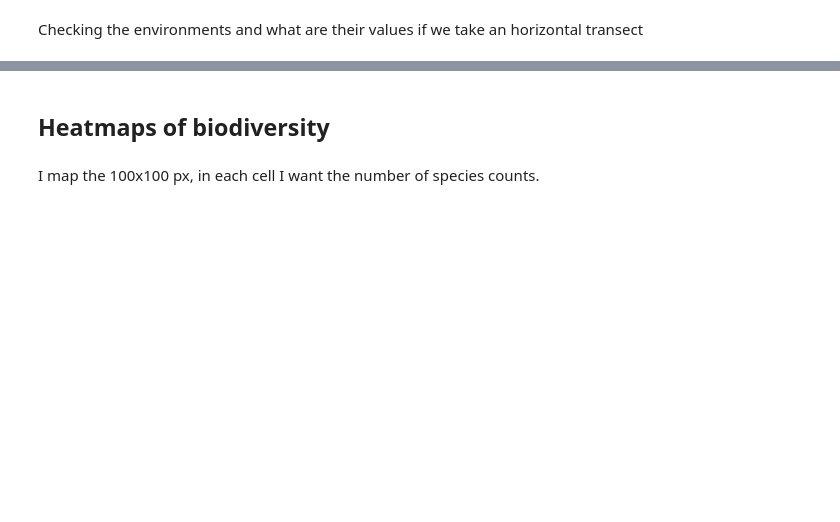
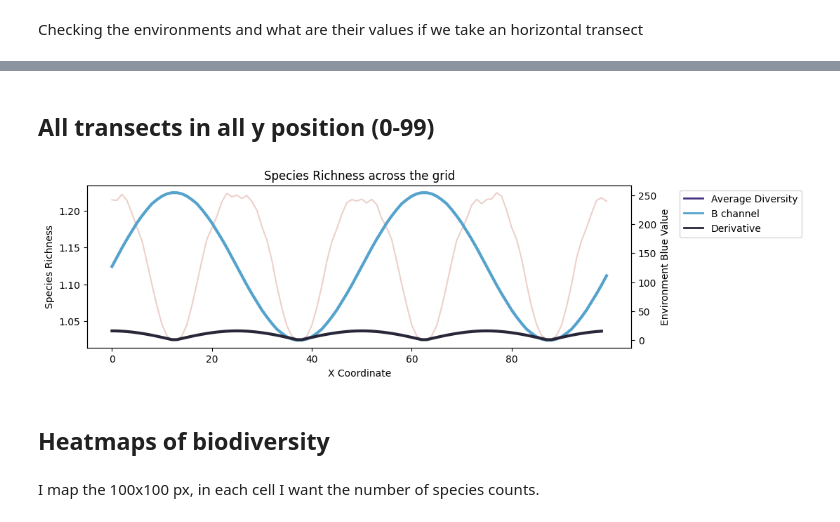
Before and after one commit to giuliabernardinieco/revosim-simulations, a Jupyter notebook: transects.ipynb, the cells around one changed output, grey strips where cells are left out. Cells and saved outputs as stored; diff of their text form; code cells hidden in the pictures; blank space fills up the shorter version.

```diff
--- a/transects.ipynb
+++ b/transects.ipynb
@@ -230,10 +187,10 @@ for env in environments:
     #add derivative of sin env function
     # look if there are fucntions related to the environment function that would describe the diversity curve.
     wavelength = env # define the variable that contains the wavelength
-    cosfun = (255/2) * (1+ abs(np.cos(2 * np.pi * (col_data['X coord']) / wavelength))) # this is just a cos fun that seems to describe well the diversity trend
-    devsin = (255* np.pi * abs(np.cos(2 * np.pi * (col_data['X coord']) / wavelength)))/wavelength # this is the direvative of teh environment function
+    cosfun = (255/2) * (1+ abs(np.cos(2 * np.pi * (list(range(0,99)) / wavelength)))) # this is just a cos fun that seems to describe well the diversity trend
+    devsin = (255* np.pi * abs(np.cos(2 * np.pi * (list(range(0,99)) / wavelength))))/wavelength # this is the direvative of teh environment function
     # lineplot of derivative
-    ax2.plot(col_data['X coord'], devsin, color = sns.color_palette('icefire')[2], linewidth = 3 )
+    ax2.plot(list(range(0,99)) , devsin, color = sns.color_palette('icefire')[2], linewidth = 3 )
 
     plt.show()
 # %% [output]
@@ -249,7 +203,7 @@ pal.as_hex()
 for i, folder_path in enumerate(folder_paths):
     # creating a loop that will take all of the files, all of the individuals on a transect in the middle of the picture
     # create an empty dataframe to store the transects in the current folder
-    transects = pd.DataFrame(columns=['X coord', 'Species Richness', 'Batch Num'])
+    transects = pd.DataFrame(columns=['X coord', 'Species Richness', 'Simulation'])
 
     for filename in os.listdir(folder_path):
         match = re.match(r'REvoSim_individuals_data_(\d+).txt', filename)
@@ -261,7 +215,7 @@ for i, folder_path in enumerate(folder_paths):
             df = df[df['Y coord'] == 49]
             df = df[['X coord', 'species ID', 'environment B value']]
             species_count = df.groupby('X coord')['species ID'].nunique().reset_index()
-            species_count['Batch Num'] = f'sim {match.group(1)}'
+            species_count['Simulation'] = filename
             species_count =species_count.rename(columns={'species ID': 'Species Richness'} )
 
             colour_cell = df[['X coord', 'environment B value']]
@@ -388,0 +336,2 @@ for i, folder_path in enumerate(folder_paths):
+# %% [markdown]
+## All transects in all y position (0-99)
@@ -389,3 +372,47 @@ for i, folder_path in enumerate(folder_paths):
+# %%
+env_grids = grids['Environment'].unique()
+for env in env_grids:
+    env_data = grids[grids['Environment'] == env]
+    col_data = combined_colsin[combined_colsin['Environment'] == env]
+
+    # Create figure and primary axis
+    fig, ax1 = plt.subplots(figsize=(10, 3))
+
+    # Plot the SR data
+    sns.lineplot( data = env_data, x = 'X coord', y = 'Species Richness', hue = 'Environment', color=sns.color_palette('viridis')[0], errorbar=None)
+
+    # Set xticks at every 20 units
+    ax1.set_xticks(range(0, len(stats['X coord']), 20))
+    ax1.set_xlabel('X Coordinate')
+    ax1.set_ylabel('Species Richness')
+    ax1.set_title('Species Richness across the grid')
+
+    # Create a secondary y-axis
+    ax2 = ax1.twinx()
+    sns.lineplot(data=col_data, x='X coord', y='environment B value', ax=ax2, color=sns.color_palette('icefire')[0], linewidth = 3)
+    ax2.set_ylabel("Environment Blue Value")
+
+
+    #add derivative of sin env function
+    # look if there are fucntions related to the environment function that would describe the diversity curve.
+    wavelength = env # define the variable that contains the wavelength
+    cosfun = (255/2) * (1+ abs(np.cos(2 * np.pi * (list(range(0,99)) / wavelength)))) # this is just a cos fun that seems to describe well the diversity trend
+    devsin = (255* np.pi * abs(np.cos(2 * np.pi * (list(range(0,99)) / wavelength))))/wavelength # this is the direvative of teh environment function
+    # lineplot of derivative
+    ax2.plot(list(range(0,99)) , devsin, color = sns.color_palette('icefire')[2], linewidth = 3 )
+
+
+   # Custom legend
+    legend_elements = [
+        Line2D([0], [0], color=sns.color_palette('viridis')[0], lw=2, label='Average Diversity'),
+        Line2D([0], [0], color=sns.color_palette('icefire')[0], lw=2, label='B channel', linewidth = 3),
+        Line2D([0], [0], color=sns.color_palette('icefire')[2], lw=2, label='Derivative', linewidth = 3)
+    ]
+    ax1.legend(handles=legend_elements, loc='upper left', bbox_to_anchor=(1.08, 1))
+
+    plt.show()
+# %% [output]
+[figure, added]
 # %% [markdown]
 ## Heatmaps of biodiversity
 # %% [markdown]
```
Also changed, not shown: parts of 26 cells of this notebook.
